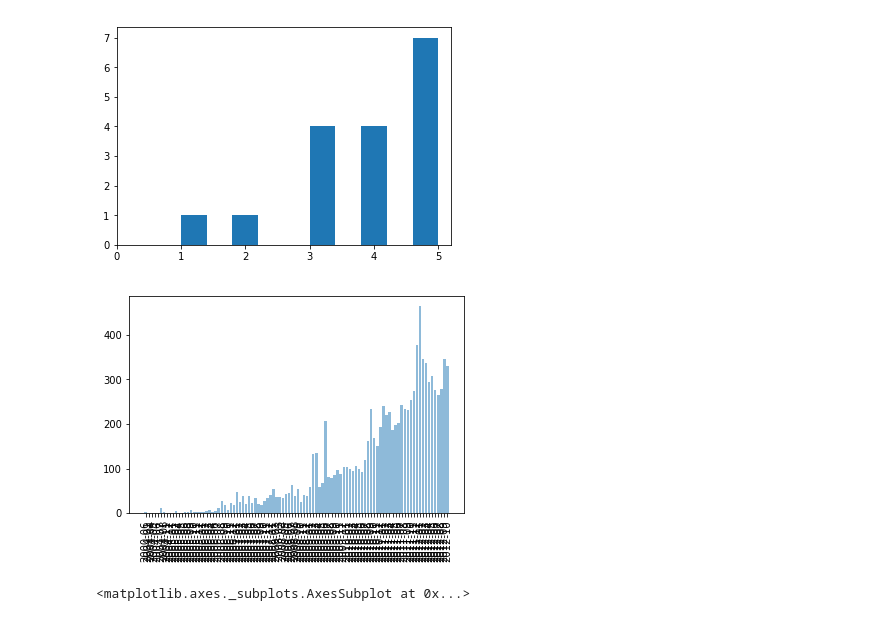
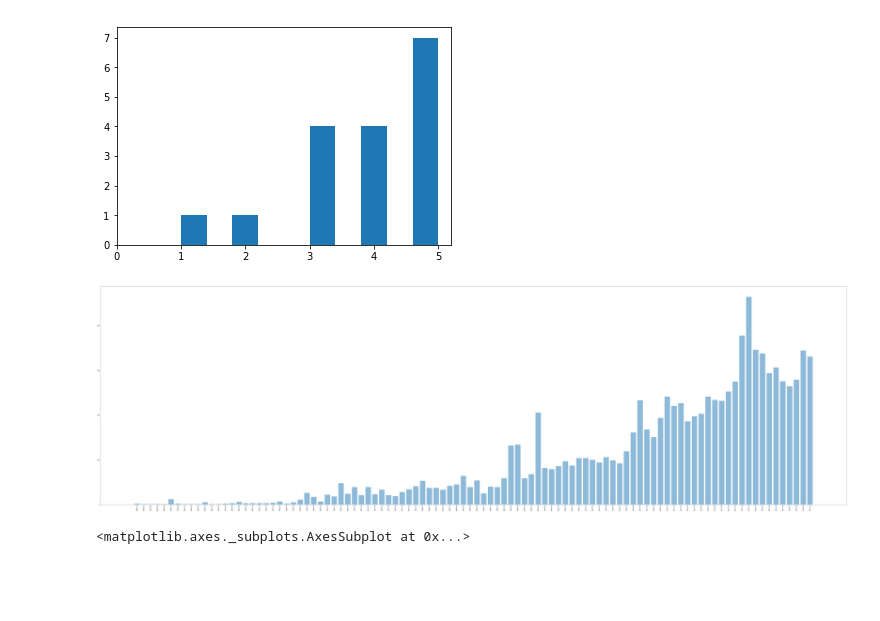
Before and after one commit to MarkIChen/AnalyzeReviewDataWithPython, a Jupyter notebook: HW1.ipynb, the cells around one changed output. Drawn from its saved outputs; the diff is of its cells as text; code cells hidden in the pictures; blank space fills up the shorter version.

```diff
--- a/HW1.ipynb
+++ b/HW1.ipynb
@@ -77,21 +76,21 @@ re = agg['Review Number']
 # %%
 
 fig = plt.figure()
 ax = fig.add_subplot(111)
 
 x= []
 y= []
 for j, group in enumerate(re):
     x.append(re.index[j])
     y.append(group)
 
 plt.bar(x, y, align='center', alpha=0.5)
 plt.xticks(x, x)
 plt.xticks(rotation=90)
-plt.rcParams['figure.figsize'] = [50, 15]
+plt.rcParams['figure.figsize'] = [100, 50]
 plt.show()
 # %% [output]
-[figure, old version]
+[figure, new version]
 # %%
 # 第四題
 import seaborn as sns
```
Also changed, not shown: parts of 4 cells of this notebook.
